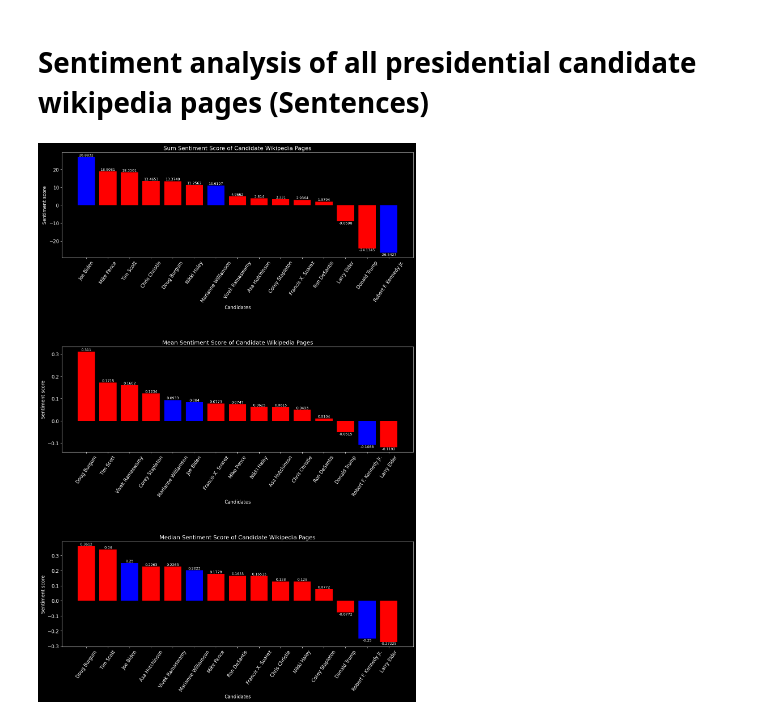
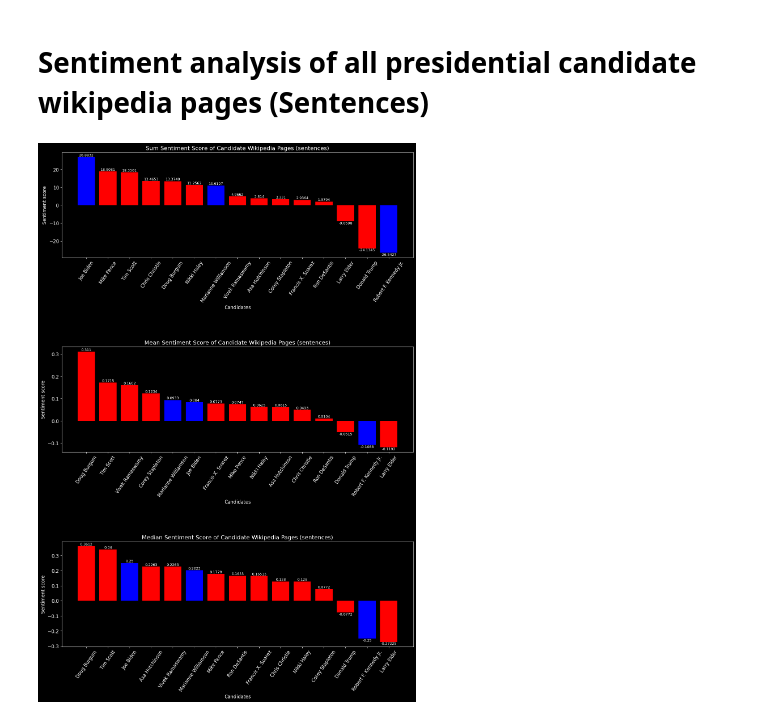
Before and after one commit to Luke-Chesley/Wiki-page-sentiment, a Jupyter notebook: Sentiment_of_wikipedia_pages.ipynb, the cells around one changed output. Cells and saved outputs as stored; diff of their text form; code cells hidden in the pictures.

```diff
--- a/Sentiment_of_wikipedia_pages.ipynb
+++ b/Sentiment_of_wikipedia_pages.ipynb
@@ -313,7 +313,7 @@ p1 = ax1.bar(
 
 ax1.set_ylabel("Sentiment score")
 ax1.set_xlabel("Candidates")
-ax1.set_title("Sum Sentiment Score of Candidate Wikipedia Pages")
+ax1.set_title("Sum Sentiment Score of Candidate Wikipedia Pages (sentences)")
 ax1.bar_label(p1, label_type="edge", fontsize=9)
 
 ax1.tick_params(axis="x", labelrotation=55)  # Rotate xticks in the first subplot
@@ -333,33 +333,33 @@ p2 = ax2.bar(
 
 ax2.set_ylabel("Sentiment score")
 ax2.set_xlabel("Candidates")
-ax2.set_title("Mean Sentiment Score of Candidate Wikipedia Pages")
+ax2.set_title("Mean Sentiment Score of Candidate Wikipedia Pages (sentences)")
 ax2.bar_label(p2, label_type="edge", fontsize=9)
 
 ax2.tick_params(axis="x", labelrotation=55)  # Rotate xticks in the second subplot
 
 # Median score
 median_colors = [
     "red" if i != 1 else "blue"
     for i in df_pagesen.sort_values(by="median_score", ascending=False)["party"]
 ]
 
 p3 = ax3.bar(
     x=df_pagesen.sort_values(by="median_score", ascending=False)["Candidate"],
     height=df_pagesen.sort_values(by="median_score", ascending=False)["median_score"],
     data=df_pagesen,
     color=median_colors,
 )
 
 ax3.set_ylabel("Sentiment score")
 ax3.set_xlabel("Candidates")
-ax3.set_title("Median Sentiment Score of Candidate Wikipedia Pages")
+ax3.set_title("Median Sentiment Score of Candidate Wikipedia Pages (sentences)")
 ax3.bar_label(p3, label_type="edge", fontsize=9)
 
 ax3.tick_params(axis="x", labelrotation=55)  # Rotate xticks in the third subplot
 
 plt.subplots_adjust(hspace=0.85)  # Adjust the vertical spacing between subplots
 
 plt.show()
 # %% [output]
-[figure, old version]
+[figure, new version]
```
Also changed, not shown: parts of 1 cell of this notebook.
